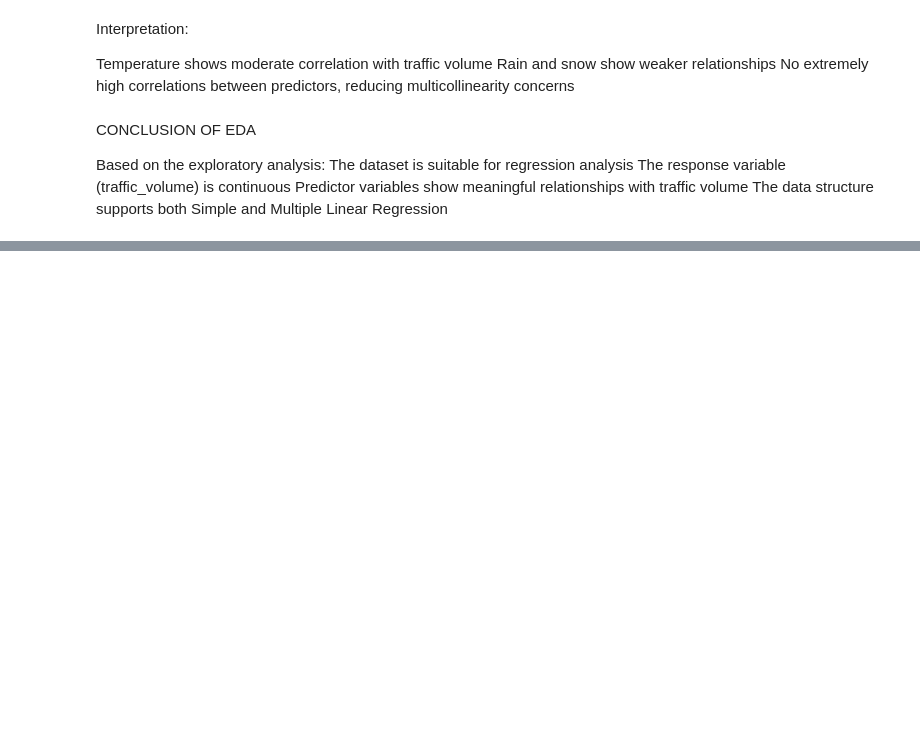
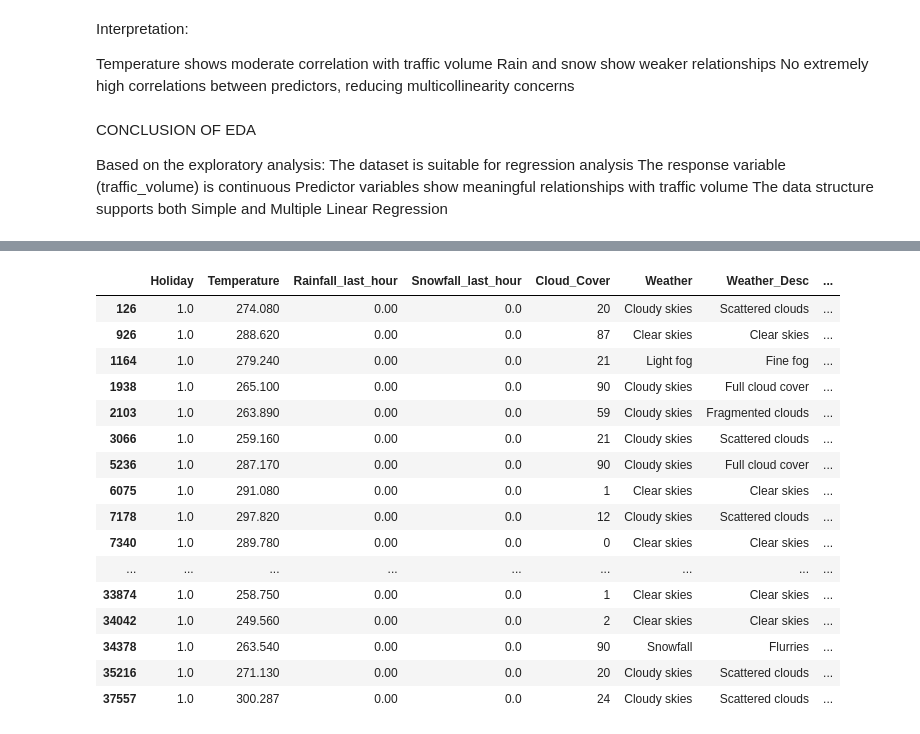
Before and after one commit to DanielMagero/Group5-ML, a Jupyter notebook: assignment/assignmentt.ipynb, the cells around one changed output, grey strips where cells are left out. Saved outputs shown, nothing was run; the diff lists cells and outputs as text; code cells hidden in the pictures; blank space fills up the shorter version.

```diff
--- a/assignment/assignmentt.ipynb
+++ b/assignment/assignmentt.ipynb
@@ -232,8 +232,7 @@ No major transformations or scaling were applied because the selected predictors
 
 the dataset was divided into training and testing sets before modelling. This ensures that model performance can be evaluated on unseen data and helps assess the generalization ability of the regression models.
 # %%
-#removing missing values
-data = data.dropna()
+
 
 #defining predictors and target
 simple_X = data[['Temperature']]
@@ -245,3 +244,23 @@ multi_X = data[['Temperature',
 
 #defining target variable
 y = data['Traffic_Vol']
+# %%
+data
+# %% [output]
+|  | Holiday | Temperature | Rainfall_last_hour | Snowfall_last_hour | Cloud_Cover | Weather | Weather_Desc | ... |
+| 126 | 1.0 | 274.080 | 0.00 | 0.0 | 20 | Cloudy skies | Scattered clouds | ... |
+| 926 | 1.0 | 288.620 | 0.00 | 0.0 | 87 | Clear skies | Clear skies | ... |
+| 1164 | 1.0 | 279.240 | 0.00 | 0.0 | 21 | Light fog | Fine fog | ... |
+| 1938 | 1.0 | 265.100 | 0.00 | 0.0 | 90 | Cloudy skies | Full cloud cover | ... |
+| 2103 | 1.0 | 263.890 | 0.00 | 0.0 | 59 | Cloudy skies | Fragmented clouds | ... |
+| 3066 | 1.0 | 259.160 | 0.00 | 0.0 | 21 | Cloudy skies | Scattered clouds | ... |
+| 5236 | 1.0 | 287.170 | 0.00 | 0.0 | 90 | Cloudy skies | Full cloud cover | ... |
+| 6075 | 1.0 | 291.080 | 0.00 | 0.0 | 1 | Clear skies | Clear skies | ... |
+| 7178 | 1.0 | 297.820 | 0.00 | 0.0 | 12 | Cloudy skies | Scattered clouds | ... |
+| 7340 | 1.0 | 289.780 | 0.00 | 0.0 | 0 | Clear skies | Clear skies | ... |
+| ... | ... | ... | ... | ... | ... | ... | ... | ... |
+| 33874 | 1.0 | 258.750 | 0.00 | 0.0 | 1 | Clear skies | Clear skies | ... |
+| 34042 | 1.0 | 249.560 | 0.00 | 0.0 | 2 | Clear skies | Clear skies | ... |
+| 34378 | 1.0 | 263.540 | 0.00 | 0.0 | 90 | Snowfall | Flurries | ... |
+| 35216 | 1.0 | 271.130 | 0.00 | 0.0 | 20 | Cloudy skies | Scattered clouds | ... |
+| 37557 | 1.0 | 300.287 | 0.00 | 0.0 | 24 | Cloudy skies | Scattered clouds | ... |
```
Also changed, not shown: parts of 2 cells of this notebook.
